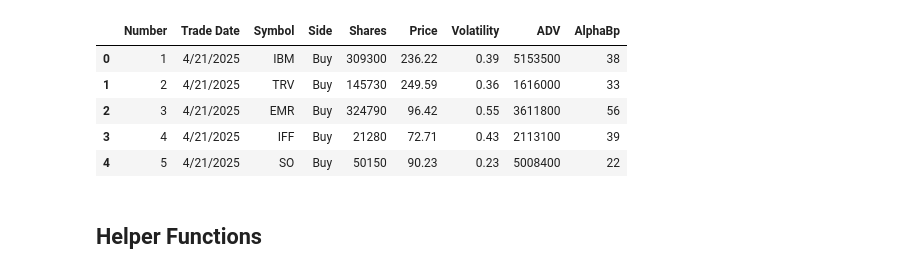
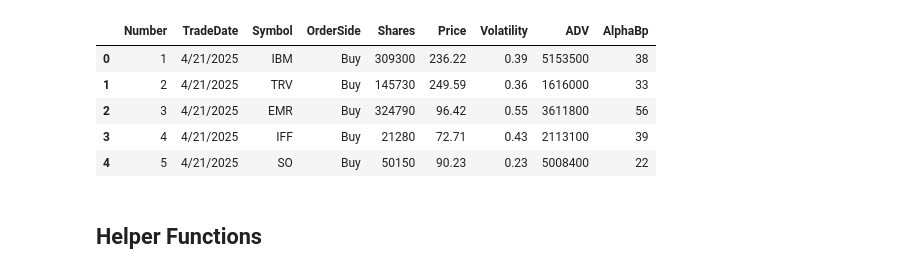
Before and after one commit to aruvins/Algorithm-Trading-Homework, a Jupyter notebook: case_study_2.ipynb, the cells around one changed output. Cells and saved outputs as stored; diff of their text form; code cells hidden in the pictures.

```diff
--- a/case_study_2.ipynb
+++ b/case_study_2.ipynb
@@ -13,10 +13,10 @@ InputPath = 'inputFolder'
 os.makedirs('outputFolder', exist_ok=True)
 OutputPath = 'outputFolder'
 # %%
-df = pd.read_csv(InputPath + '/CaseStudy_PreTrade.csv')
+df = pd.read_csv(InputPath + '/Case Study 02_PreTrade.csv')
 df.head()
 # %% [output]
-|  | Number | Trade Date | Symbol | Side | Shares | Price | Volatility | ADV | AlphaBp |
+|  | Number | TradeDate | Symbol | OrderSide | Shares | Price | Volatility | ADV | AlphaBp |
 | 0 | 1 | 4/21/2025 | IBM | Buy | 309300 | 236.22 | 0.39 | 5153500 | 38 |
 | 1 | 2 | 4/21/2025 | TRV | Buy | 145730 | 249.59 | 0.36 | 1616000 | 33 |
 | 2 | 3 | 4/21/2025 | EMR | Buy | 324790 | 96.42 | 0.55 | 3611800 | 56 |
```
Also changed, not shown: parts of 7 cells of this notebook, 7 other files.
